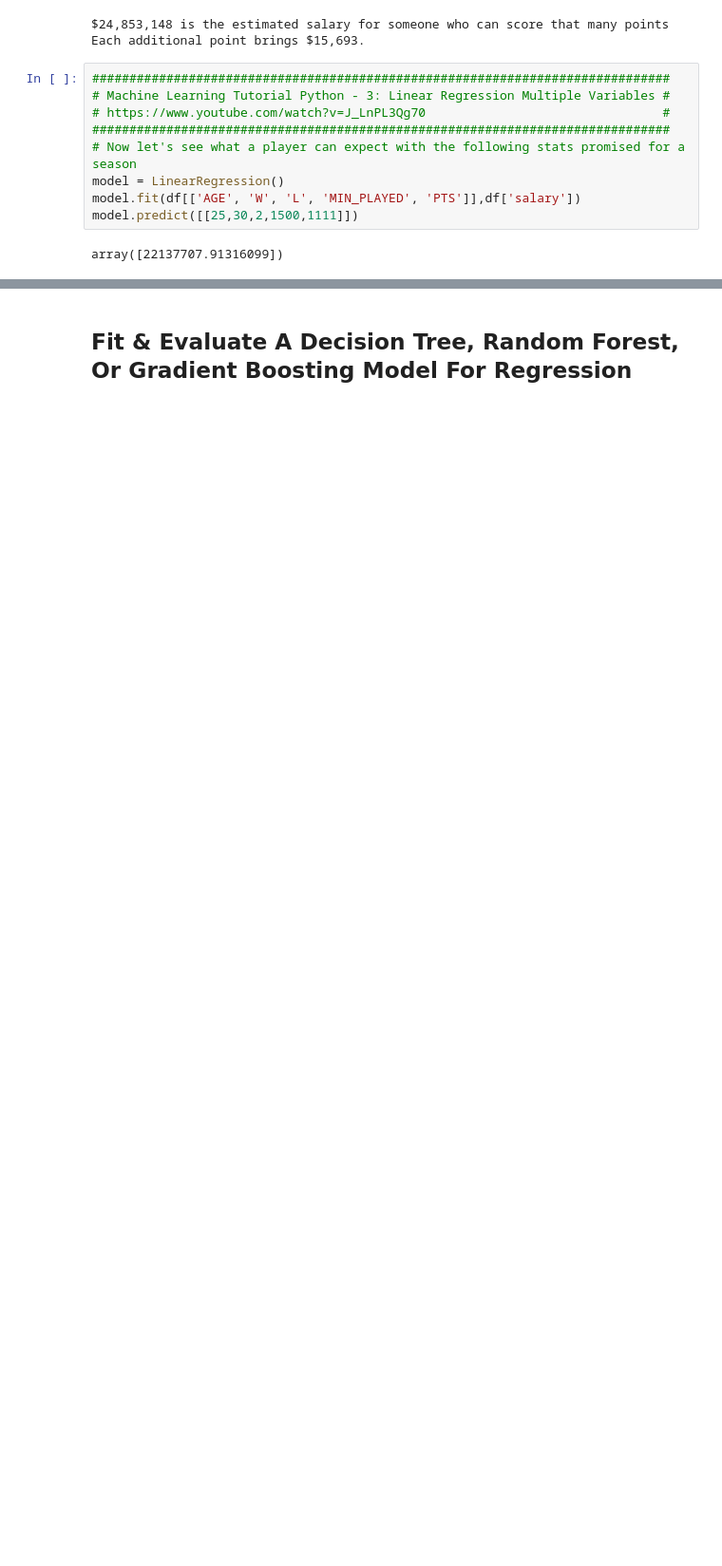
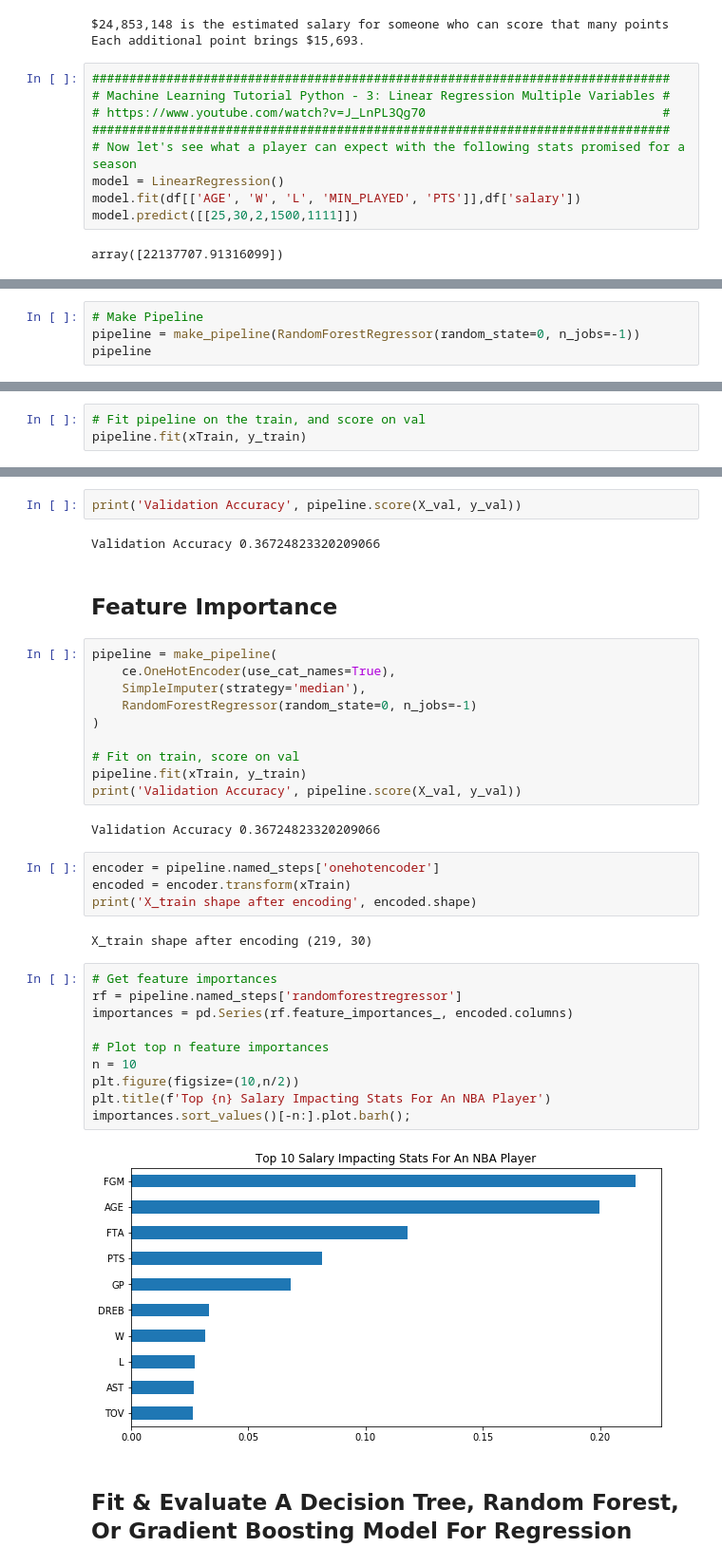
Before and after one commit to jacobpad/jacobpad.github.io, a Jupyter notebook: data/U2_Project_NBA.ipynb, the cells around one changed output, grey strips where cells are left out. Shown at 95% size. Drawn from its saved outputs; the diff is of its cells as text; blank space fills up the shorter version.

```diff
--- a/data/U2_Project_NBA.ipynb
+++ b/data/U2_Project_NBA.ipynb
@@ -529,0 +596,4 @@ array([22137707.91316099])
+# %%
+# Make Pipeline
+pipeline = make_pipeline(RandomForestRegressor(random_state=0, n_jobs=-1))
+pipeline
@@ -529,0 +614,3 @@ array([22137707.91316099])
+# %%
+# Fit pipeline on the train, and score on val
+pipeline.fit(xTrain, y_train)
@@ -530,2 +631,38 @@ array([22137707.91316099])
+# %%
+print('Validation Accuracy', pipeline.score(X_val, y_val))
+# %% [output]
+Validation Accuracy 0.36724823320209066
+# %% [markdown]
+## Feature Importance
+# %%
+pipeline = make_pipeline(
+    ce.OneHotEncoder(use_cat_names=True),
+    SimpleImputer(strategy='median'),
+    RandomForestRegressor(random_state=0, n_jobs=-1)
+)
+
+# Fit on train, score on val
+pipeline.fit(xTrain, y_train)
+print('Validation Accuracy', pipeline.score(X_val, y_val))
+# %% [output]
+Validation Accuracy 0.36724823320209066
+# %%
+encoder = pipeline.named_steps['onehotencoder']
+encoded = encoder.transform(xTrain)
+print('X_train shape after encoding', encoded.shape)
+# %% [output]
+X_train shape after encoding (219, 30)
+# %%
+# Get feature importances
+rf = pipeline.named_steps['randomforestregressor']
+importances = pd.Series(rf.feature_importances_, encoded.columns)
+
+# Plot top n feature importances
+n = 10
+plt.figure(figsize=(10,n/2))
+plt.title(f'Top {n} Salary Impacting Stats For An NBA Player')
+importances.sort_values()[-n:].plot.barh();
+# %% [output]
+[figure, added]
 # %% [markdown]
 ## Fit & Evaluate A Decision Tree, Random Forest, Or Gradient Boosting Model For Regression
```
Also changed, not shown: parts of 61 cells of this notebook.
